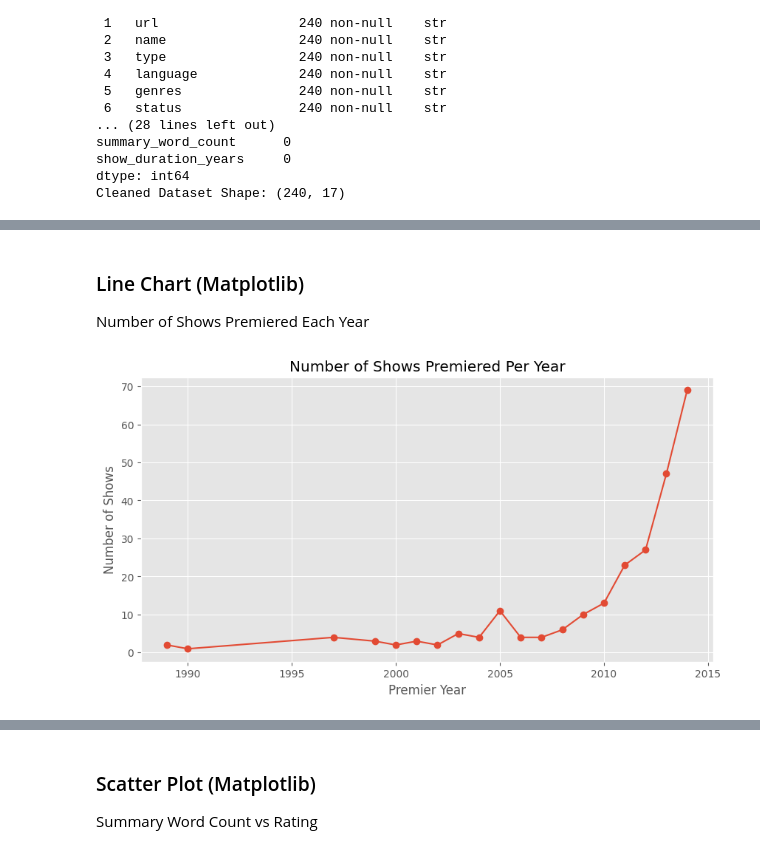
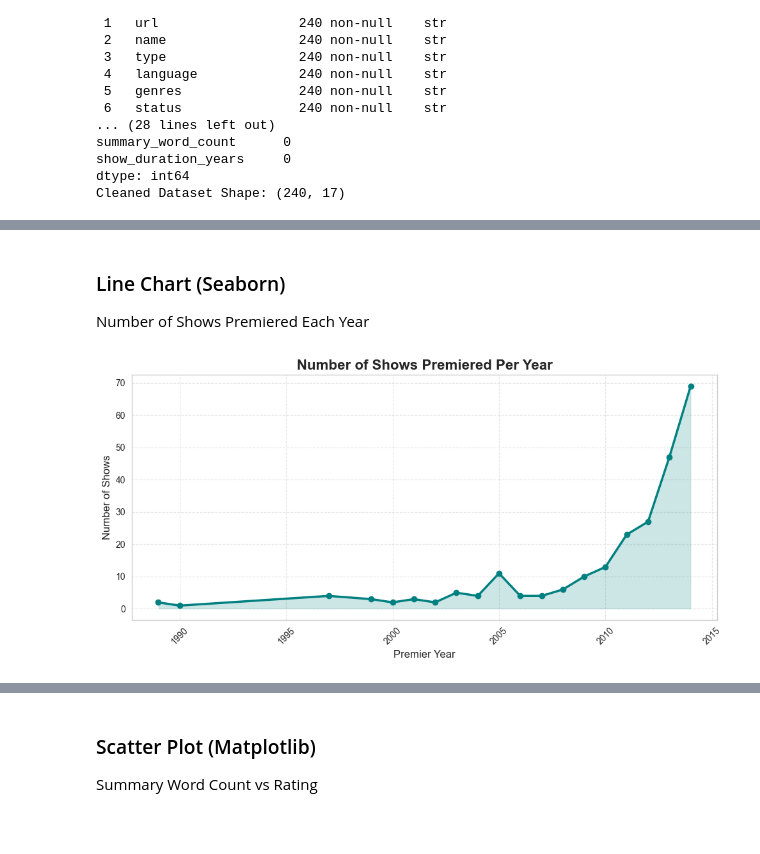
Before and after one commit to MaharjanSumit-59/AI_Data_Internship, a Jupyter notebook: week_6(Data_Visualization)/Task_1/task1.ipynb, the cells around one changed output, grey strips where cells are left out. Drawn from its saved outputs; the diff is of its cells as text; code cells hidden in the pictures; blank space fills up the shorter version.

```diff
--- a/week_6(Data_Visualization)/Task_1/task1.ipynb
+++ b/week_6(Data_Visualization)/Task_1/task1.ipynb
@@ -107,16 +148,57 @@ plt.show()
 # %% [markdown]
-### Line Chart (Matplotlib)
+### Line Chart (Seaborn)
 Number of Shows Premiered Each Year
 # %%
-shows_per_year = df["premier_year"].value_counts().sort_index()
+# Count shows premiered each year
+shows_per_year = (
+    df["premier_year"]
+    .value_counts()
+    .sort_index()
+)
 
-plt.figure(figsize=(10,5))
-plt.plot(shows_per_year.index, shows_per_year.values, marker='o')
+# Set style
+sns.set_style("whitegrid")
 
-plt.title("Number of Shows Premiered Per Year")
-plt.xlabel("Premier Year")
-plt.ylabel("Number of Shows")
+# Create figure
+plt.figure(figsize=(10, 5))
 
+# Line plot
+plt.plot(
+    shows_per_year.index,
+    shows_per_year.values,
+    marker='o',
+    linewidth=2.5,
+    color='teal'
+)
+
+# Fill area under line
+plt.fill_between(
+    shows_per_year.index,
+    shows_per_year.values,
+    color='teal',
+    alpha=0.2
+)
+
+# Titles and labels
+plt.title(
+    "Number of Shows Premiered Per Year",
+    fontsize=16,
+    fontweight='bold'
+)
+
+plt.xlabel("Premier Year", fontsize=12)
+plt.ylabel("Number of Shows", fontsize=12)
+
+# Improve ticks
+plt.xticks(rotation=45)
+
+# Add grid
+plt.grid(True, linestyle='--', alpha=0.5)
+
+# Adjust layout
+plt.tight_layout()
+
+# Show plot
 plt.show()
 # %% [output]
-[figure, old version]
+[figure, new version]
```
Also changed, not shown: parts of 12 cells of this notebook.
